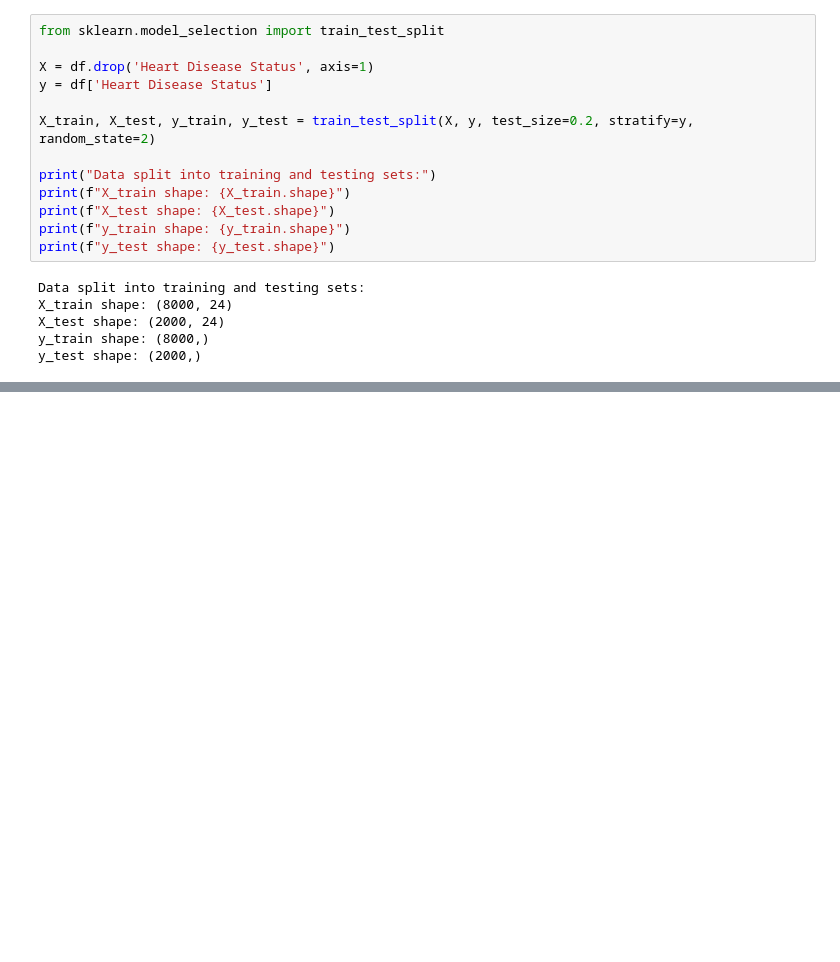
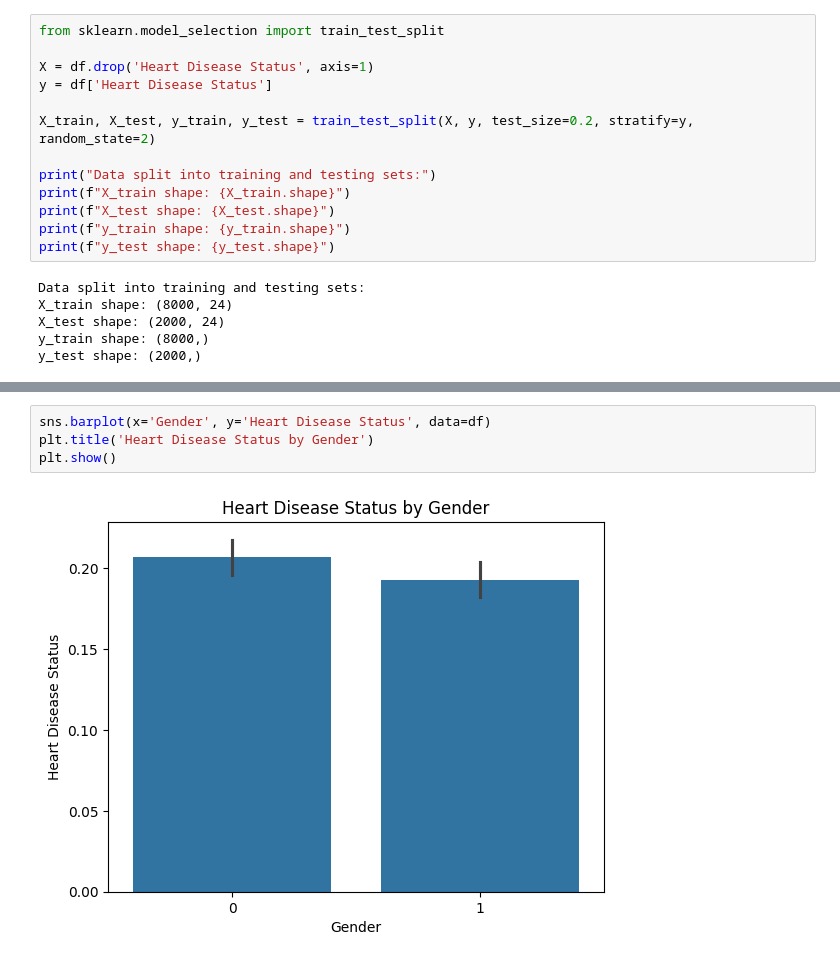
Before and after one commit to touhid0503/Heart_Disease_Diagnosis_Support_System, a Jupyter notebook: HSS.ipynb, the cells around one changed output, grey strips where cells are left out. Cells and saved outputs as stored; diff of their text form; blank space fills up the shorter version.

```diff
--- a/HSS.ipynb
+++ b/HSS.ipynb
@@ -500,0 +539,6 @@ y_test shape: (2000,)
+# %%
+sns.barplot(x='Gender', y='Heart Disease Status', data=df)
+plt.title('Heart Disease Status by Gender')
+plt.show()
+# %% [output]
+[figure, added]
```
Also changed, not shown: parts of 20 cells of this notebook.
